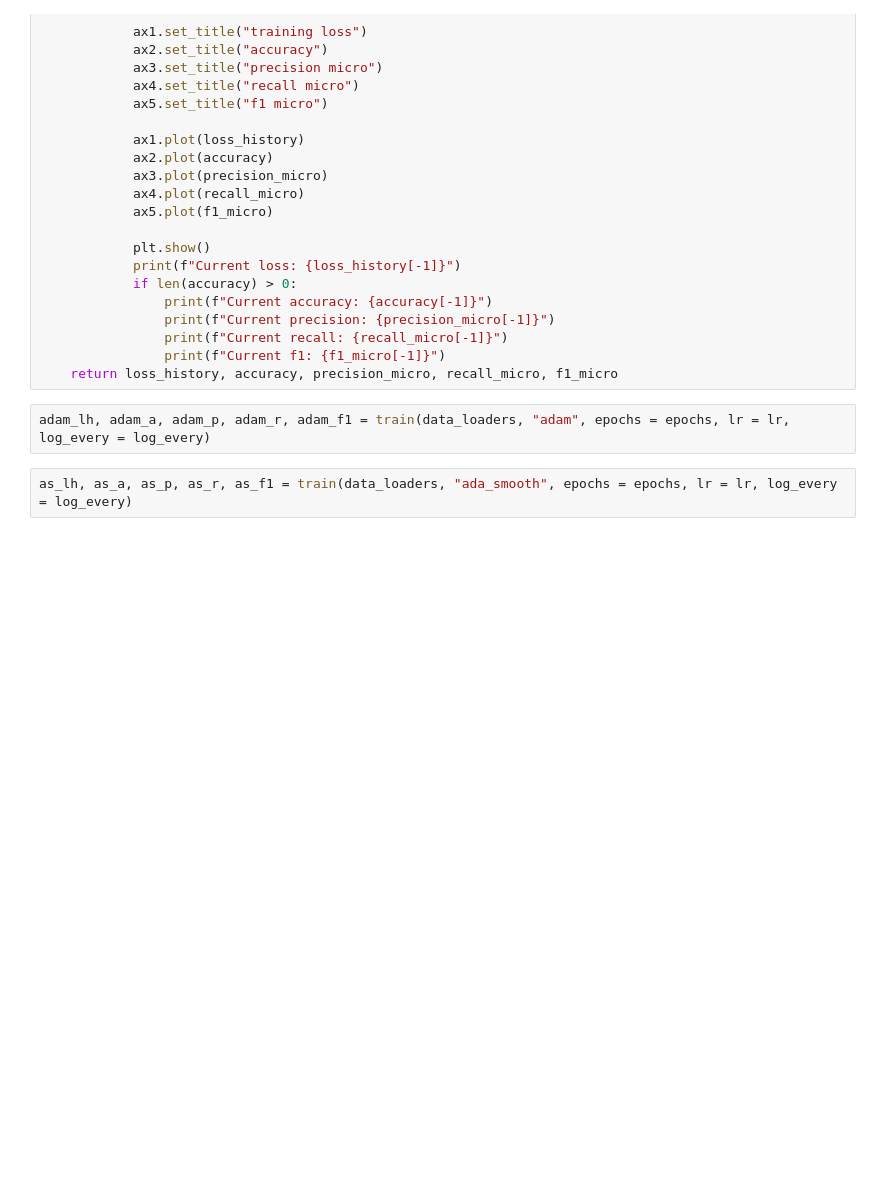
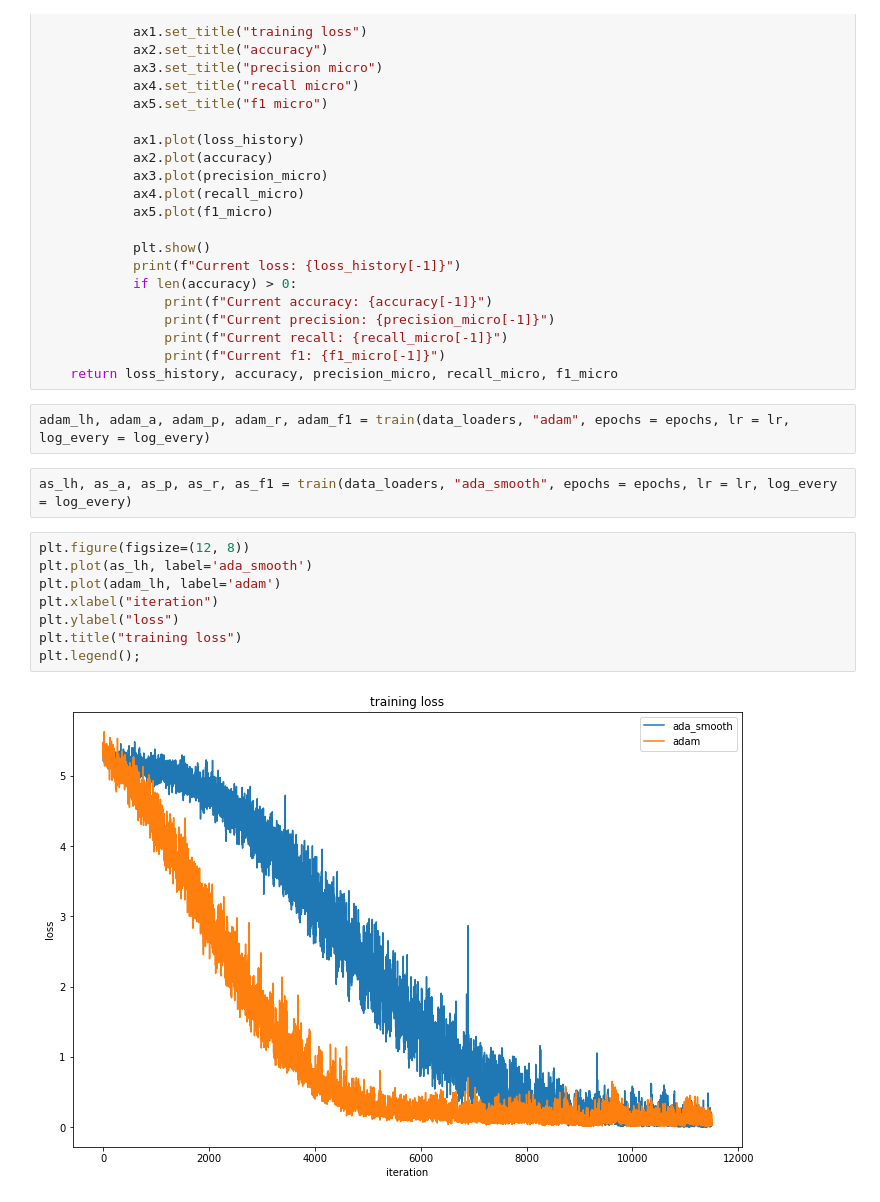
Before and after one commit to borisshapa/inception-v3-numpy, a Jupyter notebook: train_torch.ipynb, the cells around one changed output. Drawn from its saved outputs; the diff is of its cells as text; blank space fills up the shorter version.

```diff
--- a/train_torch.ipynb
+++ b/train_torch.ipynb
@@ -120,3 +120,13 @@ def train(data_loaders: Tuple[DataLoader, DataLoader], optimizer_type: str = "ad
 adam_lh, adam_a, adam_p, adam_r, adam_f1 = train(data_loaders, "adam", epochs = epochs, lr = lr, log_every = log_every)
 # %%
 as_lh, as_a, as_p, as_r, as_f1 = train(data_loaders, "ada_smooth", epochs = epochs, lr = lr, log_every = log_every)
+# %%
+plt.figure(figsize=(12, 8))
+plt.plot(as_lh, label='ada_smooth')
+plt.plot(adam_lh, label='adam')
+plt.xlabel("iteration")
+plt.ylabel("loss")
+plt.title("training loss")
+plt.legend();
+# %% [output]
+[figure, added]
```
Also changed, not shown: parts of 1 cell of this notebook, 31 other files.
